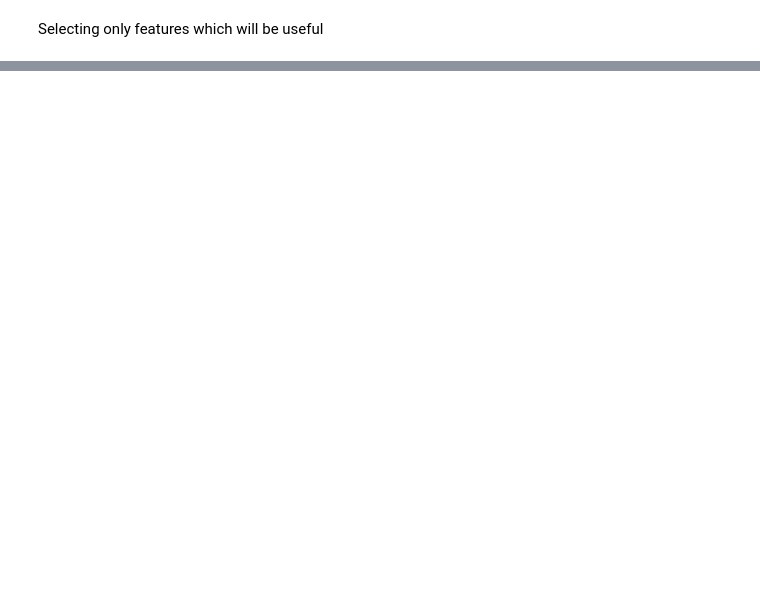
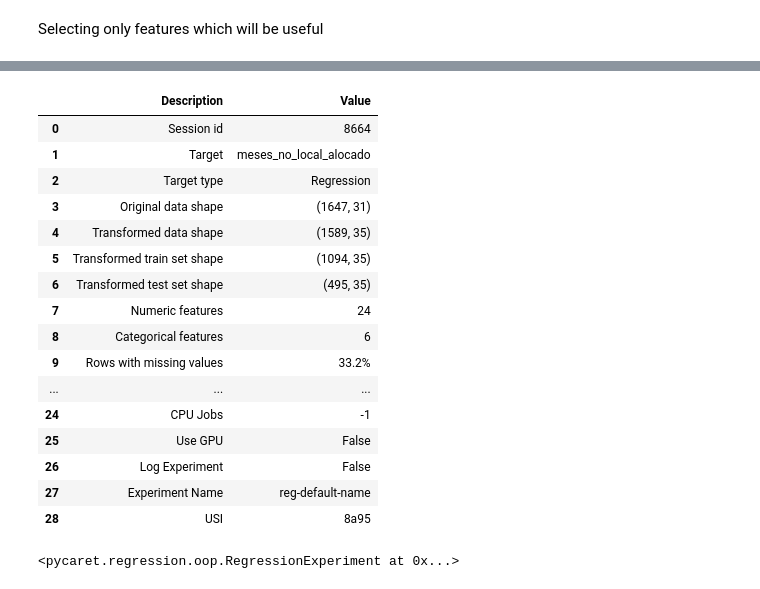
Before and after one commit to 4lefSantos/sa_maismedicos, a Jupyter notebook: 03_script_prediction/mais_medicos.ipynb, the cells around one changed output, grey strips where cells are left out. Cells and saved outputs as stored; diff of their text form; code cells hidden in the pictures; blank space fills up the shorter version.

```diff
--- a/03_script_prediction/mais_medicos.ipynb
+++ b/03_script_prediction/mais_medicos.ipynb
@@ -27,0 +235,32 @@ df = df_original.loc[:,('uf_destino','participou_pmmb','sexo','atuacao_previa_no
+# %%
+df_media = df_original.loc[:,('uf_destino',
+                        'participou_pmmb',
+                        'sexo',
+                         'atuacao_previa_no_municipio',
+                         'anos_atuacao_mesmo_municipio',
+                         'media_vinculos',
+                         'idade_em_anos',
+                         'Prorrogado',
+                         'anos_formacao',
+                         'leitos_hospitalares_cirurgico_clinico_complementar',
+                         'leitos_instalacao_fisica_urgencia',
+                        'leitos_instalacao_fisica_obstetrico',
+                        'agente_saude',
+                        'dentista',
+                        'enfermeiro',
+                        'tec_aux_enf',
+                        'populacao',
+                        'porte',
+                        'pib_percapita',
+                        'tx_pop_ocupada',
+                        'cobertura_saude',
+                        'vagas_medicina_milhab',
+                        'orcamento_saude',
+                        'esgotamento_sanitario',
+                        'taxa_homicidio',
+                        'ideb_anosiniciais',
+                        'ideb_anosfinais',
+                        'investimento_infraestrutura',
+                        'equipamentos_esportivos',
+                        'equpamentos_culturais',
+                        'meses_no_local_alocado')]
@@ -27,0 +269,31 @@ df = df_original.loc[:,('uf_destino','participou_pmmb','sexo','atuacao_previa_no
+# %%
+
+reg_mm = setup(data = df_media,
+                target = 'meses_no_local_alocado',
+                train_size=0.7,
+                normalize=True,
+                normalize_method='minmax',
+                remove_multicollinearity=True,
+                remove_outliers=True,
+                fold=10)
+
+reg_mm
+# %% [output]
+|  | Description | Value |
+| 0 | Session id | 8664 |
+| 1 | Target | meses_no_local_alocado |
+| 2 | Target type | Regression |
+| 3 | Original data shape | (1647, 31) |
+| 4 | Transformed data shape | (1589, 35) |
+| 5 | Transformed train set shape | (1094, 35) |
+| 6 | Transformed test set shape | (495, 35) |
+| 7 | Numeric features | 24 |
+| 8 | Categorical features | 6 |
+| 9 | Rows with missing values | 33.2% |
+| ... | ... | ... |
+| 24 | CPU Jobs | -1 |
+| 25 | Use GPU | False |
+| 26 | Log Experiment | False |
+| 27 | Experiment Name | reg-default-name |
+| 28 | USI | 8a95 |
+<pycaret.regression.oop.RegressionExperiment at 0x...>
```
Also changed, not shown: parts of 18 cells of this notebook, 1 other file.
